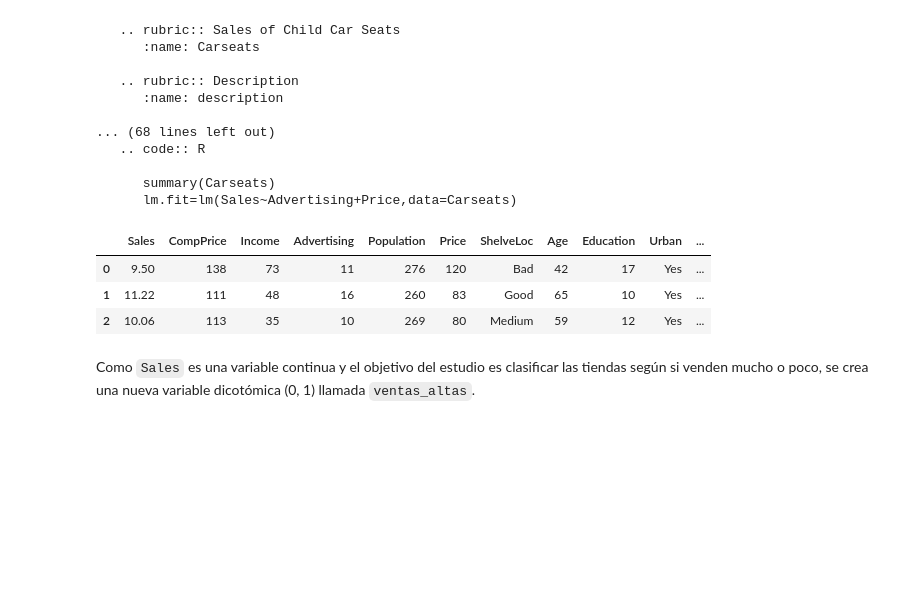
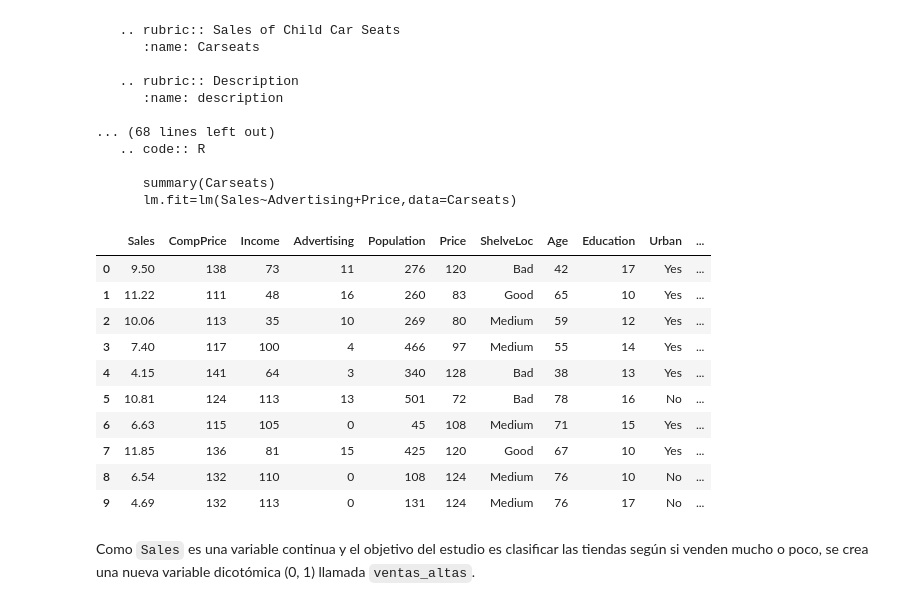
Before and after one commit to NicoapBol/DATA_SCIENCE_UPB_TASKS, a Jupyter notebook: 02 HW Code/017Unidad_5_Arboles_de_clasificación_y_predicción.ipynb, the cells around one changed output. Saved outputs shown, nothing was run; the diff lists cells and outputs as text; code cells hidden in the pictures; blank space fills up the shorter version.

```diff
--- a/02 HW Code/017Unidad_5_Arboles_de_clasificación_y_predicción.ipynb
+++ b/02 HW Code/017Unidad_5_Arboles_de_clasificación_y_predicción.ipynb
@@ -62,12 +62,19 @@ print(carseats.__doc__)
       summary(Carseats)
       lm.fit=lm(Sales~Advertising+Price,data=Carseats)
 # %%
-datos.head(3)
+datos.head(10)
 # %% [output]
 |  | Sales | CompPrice | Income | Advertising | Population | Price | ShelveLoc | Age | Education | Urban | ... |
 | 0 | 9.50 | 138 | 73 | 11 | 276 | 120 | Bad | 42 | 17 | Yes | ... |
 | 1 | 11.22 | 111 | 48 | 16 | 260 | 83 | Good | 65 | 10 | Yes | ... |
 | 2 | 10.06 | 113 | 35 | 10 | 269 | 80 | Medium | 59 | 12 | Yes | ... |
+| 3 | 7.40 | 117 | 100 | 4 | 466 | 97 | Medium | 55 | 14 | Yes | ... |
+| 4 | 4.15 | 141 | 64 | 3 | 340 | 128 | Bad | 38 | 13 | Yes | ... |
+| 5 | 10.81 | 124 | 113 | 13 | 501 | 72 | Bad | 78 | 16 | No | ... |
+| 6 | 6.63 | 115 | 105 | 0 | 45 | 108 | Medium | 71 | 15 | Yes | ... |
+| 7 | 11.85 | 136 | 81 | 15 | 425 | 120 | Good | 67 | 10 | Yes | ... |
+| 8 | 6.54 | 132 | 110 | 0 | 108 | 124 | Medium | 76 | 10 | No | ... |
+| 9 | 4.69 | 132 | 113 | 0 | 131 | 124 | Medium | 76 | 17 | No | ... |
 # %% [markdown]
 Como `Sales` es una variable continua y el objetivo del estudio es clasificar las tiendas según si venden mucho o poco, se crea una nueva variable dicotómica (0, 1) llamada `ventas_altas`.
 # %%
```
Also changed, not shown: parts of 10 cells of this notebook.
